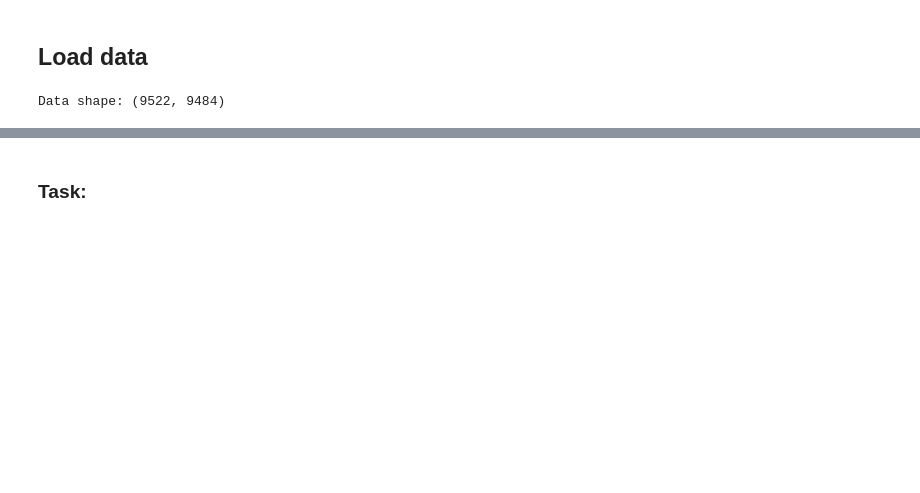
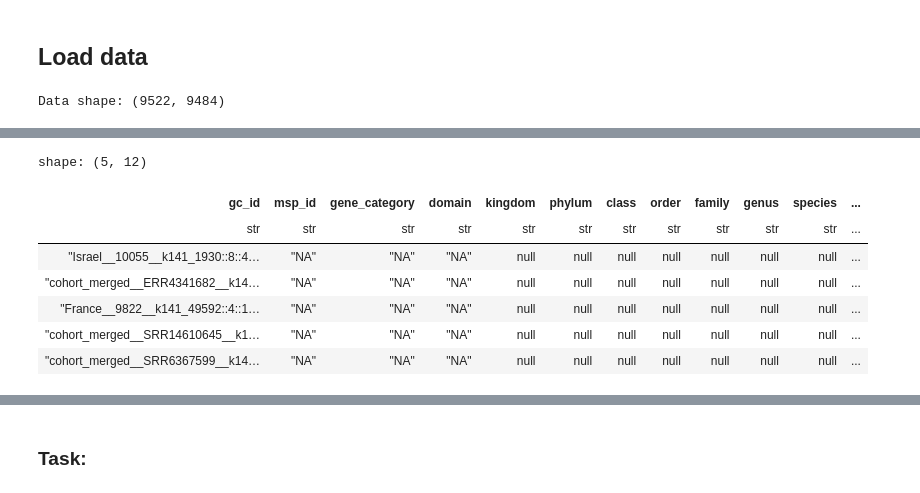
Before and after one commit to schirmer-lab/workshop-microbial-genomics-and-multiomics, a Jupyter notebook: day3_lab2_magraph_tutorial.ipynb, the cells around one changed output, grey strips where cells are left out. Cells and saved outputs as stored; diff of their text form; code cells hidden in the pictures; blank space fills up the shorter version.

```diff
--- a/day3_lab2_magraph_tutorial.ipynb
+++ b/day3_lab2_magraph_tutorial.ipynb
@@ -31,0 +42,11 @@ Data shape: (9522, 9484)
+# %%
+mds.var.head()  # Display first few rows of sample metadata
+# %% [output]
+shape: (5, 12)
+| gc_id | msp_id | gene_category | domain | kingdom | phylum | class | order | family | genus | species | ... |
+| str | str | str | str | str | str | str | str | str | str | str | ... |
+| "Israel__10055__k141_1930::8::4… | "NA" | "NA" | "NA" | null | null | null | null | null | null | null | ... |
+| "cohort_merged__ERR4341682__k14… | "NA" | "NA" | "NA" | null | null | null | null | null | null | null | ... |
+| "France__9822__k141_49592::4::1… | "NA" | "NA" | "NA" | null | null | null | null | null | null | null | ... |
+| "cohort_merged__SRR14610645__k1… | "NA" | "NA" | "NA" | null | null | null | null | null | null | null | ... |
+| "cohort_merged__SRR6367599__k14… | "NA" | "NA" | "NA" | null | null | null | null | null | null | null | ... |
```
Also changed, not shown: parts of 27 cells of this notebook, 1 other file.
